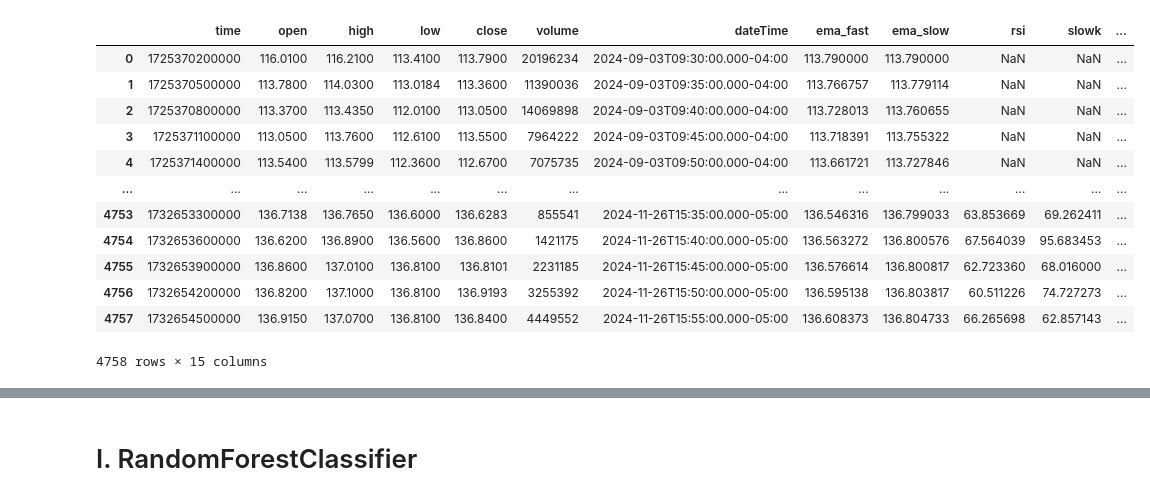
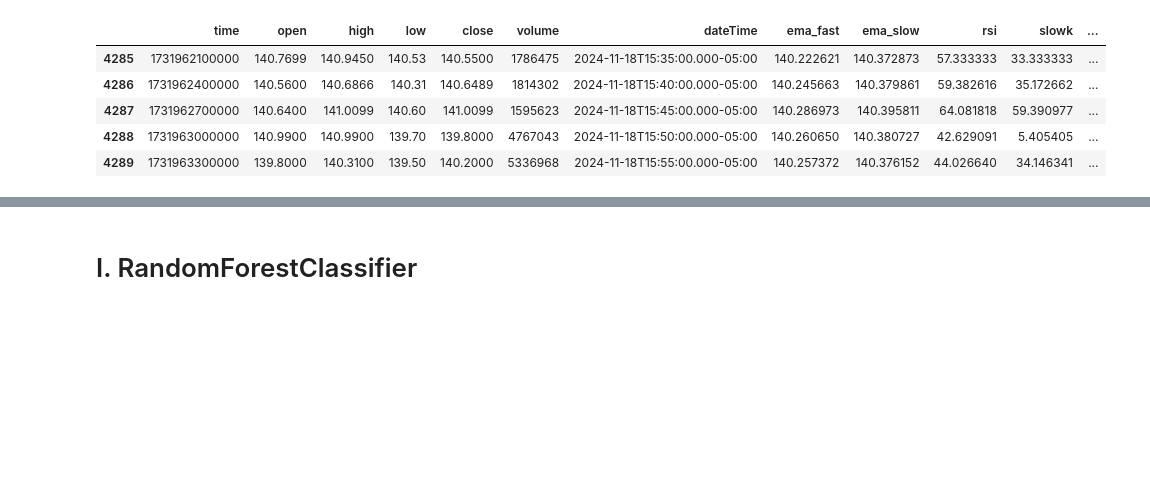
Before and after one commit to CashewCapital20/Automated-Trades, a Jupyter notebook: compareModels.ipynb, the cells around one changed output, grey strips where cells are left out. Cells and saved outputs as stored; diff of their text form; code cells hidden in the pictures; blank space fills up the shorter version.

```diff
--- a/compareModels.ipynb
+++ b/compareModels.ipynb
@@ -69,9 +69,9 @@ def calculate_indicators(df):
 # Sample Test
 symbol = 'NVDA'
 date_from = '2024-05-01'
-date_to = '2024-11-27'
+date_to = '2024-11-19'
 interval = '5M'
 
 df = prepare_data(symbol, date_from, date_to, interval)
-df
+df.tail(5)
 # %% [output]
@@ -79,16 +79,9 @@ df
 |  | time | open | high | low | close | volume | dateTime | ema_fast | ema_slow | rsi | slowk | ... |
-| 0 | 1725370200000 | 116.0100 | 116.2100 | 113.4100 | 113.7900 | 20196234 | 2024-09-03T09:30:00.000-04:00 | 113.790000 | 113.790000 | NaN | NaN | ... |
-| 1 | 1725370500000 | 113.7800 | 114.0300 | 113.0184 | 113.3600 | 11390036 | 2024-09-03T09:35:00.000-04:00 | 113.766757 | 113.779114 | NaN | NaN | ... |
-| 2 | 1725370800000 | 113.3700 | 113.4350 | 112.0100 | 113.0500 | 14069898 | 2024-09-03T09:40:00.000-04:00 | 113.728013 | 113.760655 | NaN | NaN | ... |
-| 3 | 1725371100000 | 113.0500 | 113.7600 | 112.6100 | 113.5500 | 7964222 | 2024-09-03T09:45:00.000-04:00 | 113.718391 | 113.755322 | NaN | NaN | ... |
-| 4 | 1725371400000 | 113.5400 | 113.5799 | 112.3600 | 112.6700 | 7075735 | 2024-09-03T09:50:00.000-04:00 | 113.661721 | 113.727846 | NaN | NaN | ... |
-| ... | ... | ... | ... | ... | ... | ... | ... | ... | ... | ... | ... | ... |
-| 4753 | 1732653300000 | 136.7138 | 136.7650 | 136.6000 | 136.6283 | 855541 | 2024-11-26T15:35:00.000-05:00 | 136.546316 | 136.799033 | 63.853669 | 69.262411 | ... |
-| 4754 | 1732653600000 | 136.6200 | 136.8900 | 136.5600 | 136.8600 | 1421175 | 2024-11-26T15:40:00.000-05:00 | 136.563272 | 136.800576 | 67.564039 | 95.683453 | ... |
-| 4755 | 1732653900000 | 136.8600 | 137.0100 | 136.8100 | 136.8101 | 2231185 | 2024-11-26T15:45:00.000-05:00 | 136.576614 | 136.800817 | 62.723360 | 68.016000 | ... |
-| 4756 | 1732654200000 | 136.8200 | 137.1000 | 136.8100 | 136.9193 | 3255392 | 2024-11-26T15:50:00.000-05:00 | 136.595138 | 136.803817 | 60.511226 | 74.727273 | ... |
-| 4757 | 1732654500000 | 136.9150 | 137.0700 | 136.8100 | 136.8400 | 4449552 | 2024-11-26T15:55:00.000-05:00 | 136.608373 | 136.804733 | 66.265698 | 62.857143 | ... |
+| 4285 | 1731962100000 | 140.7699 | 140.9450 | 140.53 | 140.5500 | 1786475 | 2024-11-18T15:35:00.000-05:00 | 140.222621 | 140.372873 | 57.333333 | 33.333333 | ... |
+| 4286 | 1731962400000 | 140.5600 | 140.6866 | 140.31 | 140.6489 | 1814302 | 2024-11-18T15:40:00.000-05:00 | 140.245663 | 140.379861 | 59.382616 | 35.172662 | ... |
+| 4287 | 1731962700000 | 140.6400 | 141.0099 | 140.60 | 141.0099 | 1595623 | 2024-11-18T15:45:00.000-05:00 | 140.286973 | 140.395811 | 64.081818 | 59.390977 | ... |
+| 4288 | 1731963000000 | 140.9900 | 140.9900 | 139.70 | 139.8000 | 4767043 | 2024-11-18T15:50:00.000-05:00 | 140.260650 | 140.380727 | 42.629091 | 5.405405 | ... |
+| 4289 | 1731963300000 | 139.8000 | 140.3100 | 139.50 | 140.2000 | 5336968 | 2024-11-18T15:55:00.000-05:00 | 140.257372 | 140.376152 | 44.026640 | 34.146341 | ... |
-4758 rows × 15 columns
 # %%
 def prepare_labels(df, future_period=155, threshold=0.05, min_diff=0.01, threshold_weak=0.03):
     # Initialize label "signal"
```
Also changed, not shown: parts of 17 cells of this notebook.
